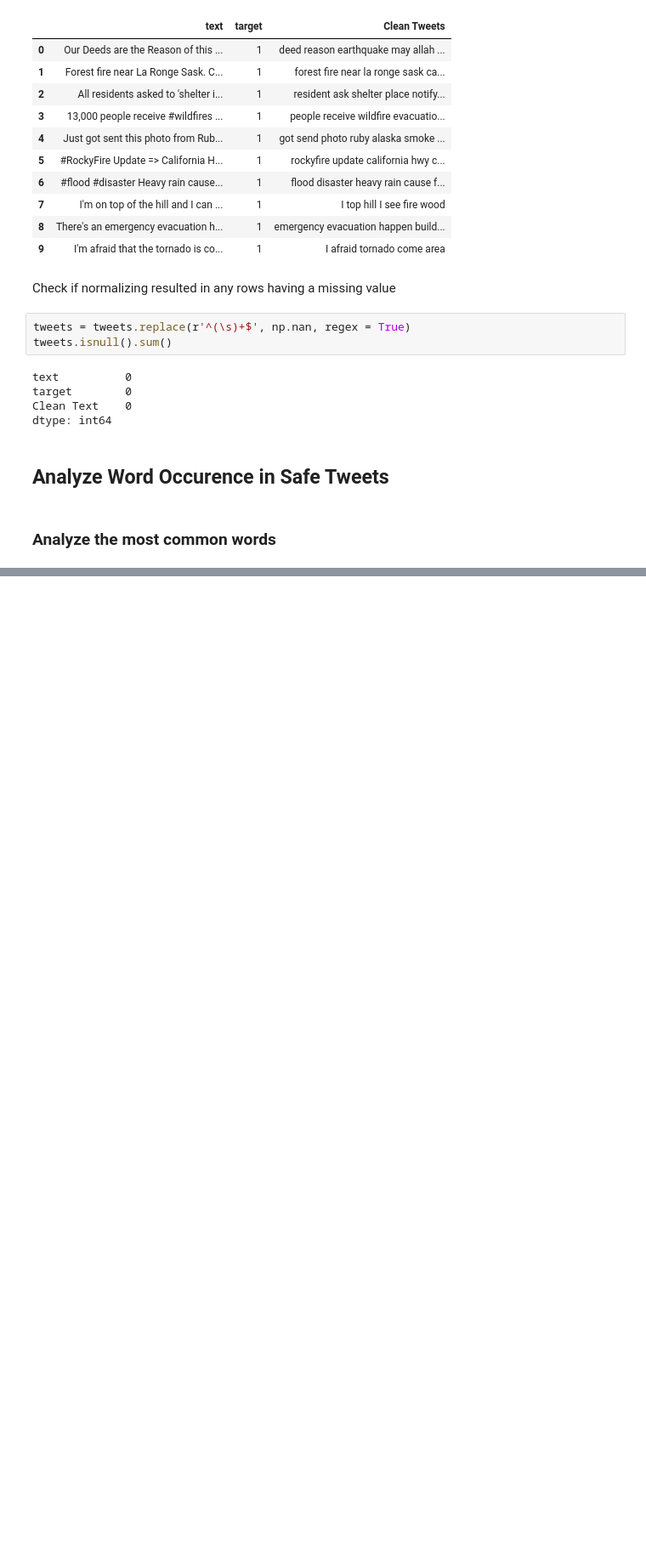
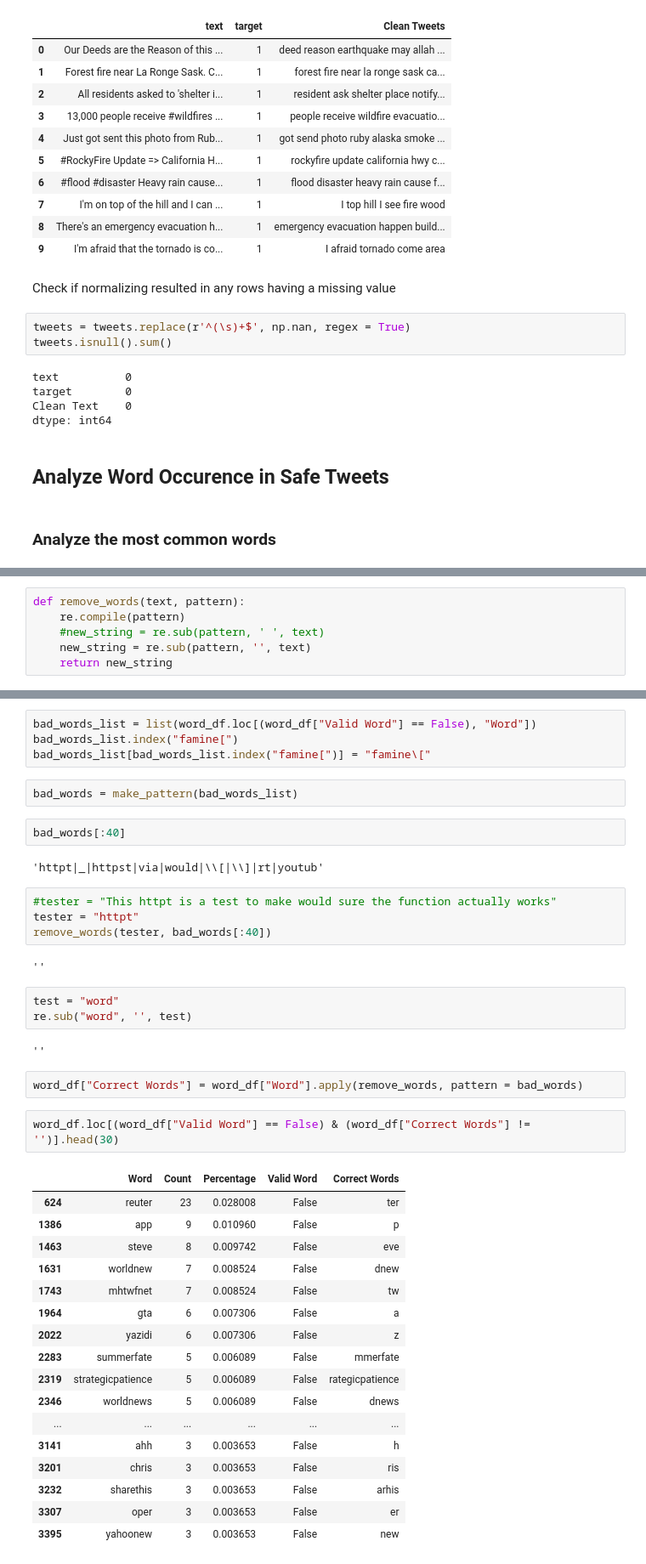
Before and after one commit to AustinYunker/Twitter-Prediction, a Jupyter notebook: Tweet Cleaner.ipynb, the cells around one changed output, grey strips where cells are left out. Shown at 85% size. Drawn from its saved outputs; the diff is of its cells as text; blank space fills up the shorter version.

Commit message:
Updated mispelling function

```diff
--- a/Tweet Cleaner.ipynb
+++ b/Tweet Cleaner.ipynb
@@ -572,0 +620,6 @@ word_df.loc[(word_df["Valid Word"] == True) & (word_df["Count"] == 10)]
+# %%
+def remove_words(text, pattern):
+    re.compile(pattern)
+    #new_string = re.sub(pattern, ' ', text)
+    new_string = re.sub(pattern, '', text)
+    return new_string
@@ -572,0 +639,43 @@ word_df.loc[(word_df["Valid Word"] == True) & (word_df["Count"] == 10)]
+# %%
+bad_words_list = list(word_df.loc[(word_df["Valid Word"] == False), "Word"])
+bad_words_list.index("famine[")
+bad_words_list[bad_words_list.index("famine[")] = "famine\["
+# %%
+bad_words = make_pattern(bad_words_list)
+# %%
+bad_words[:40]
+# %% [output]
+'httpt|_|httpst|via|would|\\[|\\]|rt|youtub'
+# %%
+#tester = "This httpt is a test to make would sure the function actually works"
+tester = "httpt"
+remove_words(tester, bad_words[:40])
+# %% [output]
+''
+# %%
+test = "word"
+re.sub("word", '', test)
+# %% [output]
+''
+# %%
+word_df["Correct Words"] = word_df["Word"].apply(remove_words, pattern = bad_words)
+# %%
+word_df.loc[(word_df["Valid Word"] == False) & (word_df["Correct Words"] != '')].head(30)
+# %% [output]
+|  | Word | Count | Percentage | Valid Word | Correct Words |
+| 624 | reuter | 23 | 0.028008 | False | ter |
+| 1386 | app | 9 | 0.010960 | False | p |
+| 1463 | steve | 8 | 0.009742 | False | eve |
+| 1631 | worldnew | 7 | 0.008524 | False | dnew |
+| 1743 | mhtwfnet | 7 | 0.008524 | False | tw |
+| 1964 | gta | 6 | 0.007306 | False | a |
+| 2022 | yazidi | 6 | 0.007306 | False | z |
+| 2283 | summerfate | 5 | 0.006089 | False | mmerfate |
+| 2319 | strategicpatience | 5 | 0.006089 | False | rategicpatience |
+| 2346 | worldnews | 5 | 0.006089 | False | dnews |
+| ... | ... | ... | ... | ... | ... |
+| 3141 | ahh | 3 | 0.003653 | False | h |
+| 3201 | chris | 3 | 0.003653 | False | ris |
+| 3232 | sharethis | 3 | 0.003653 | False | arhis |
+| 3307 | oper | 3 | 0.003653 | False | er |
+| 3395 | yahoonew | 3 | 0.003653 | False | new |
```
Also changed, not shown: parts of 38 cells of this notebook.
